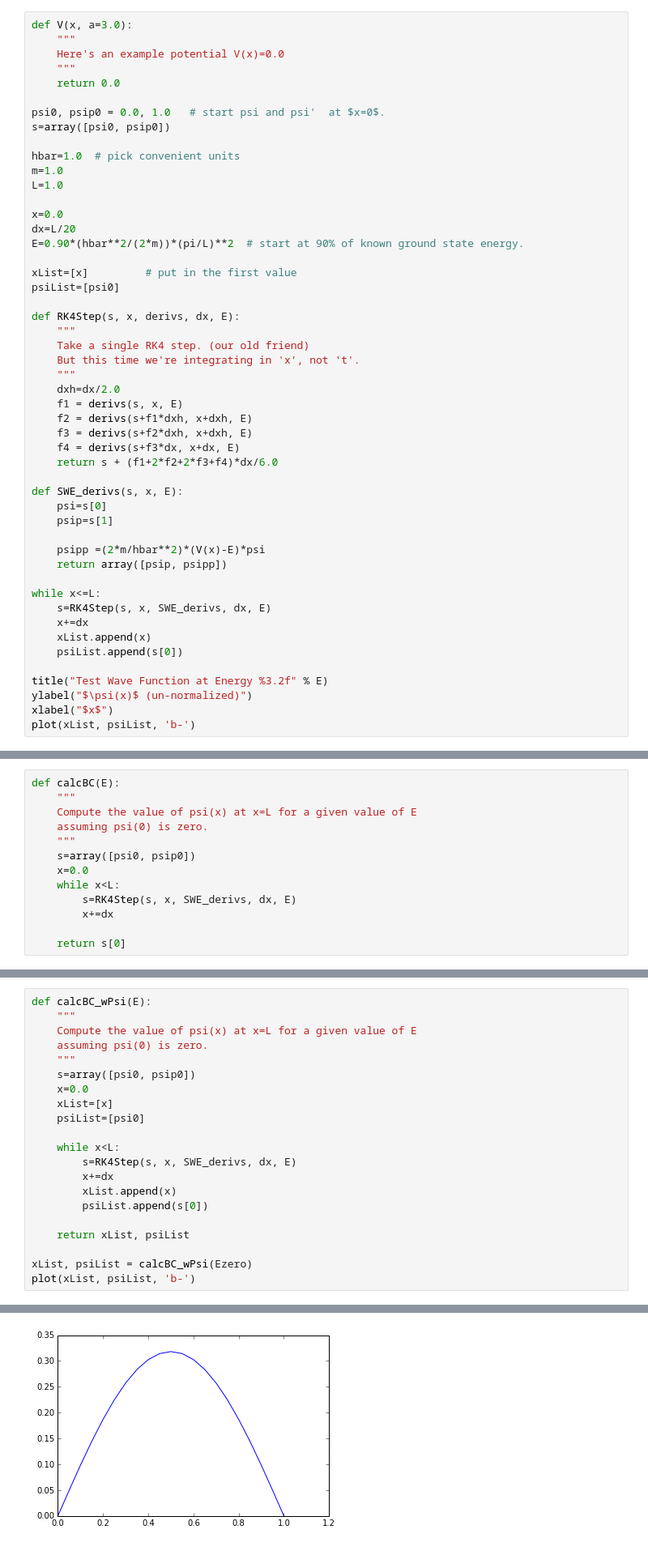
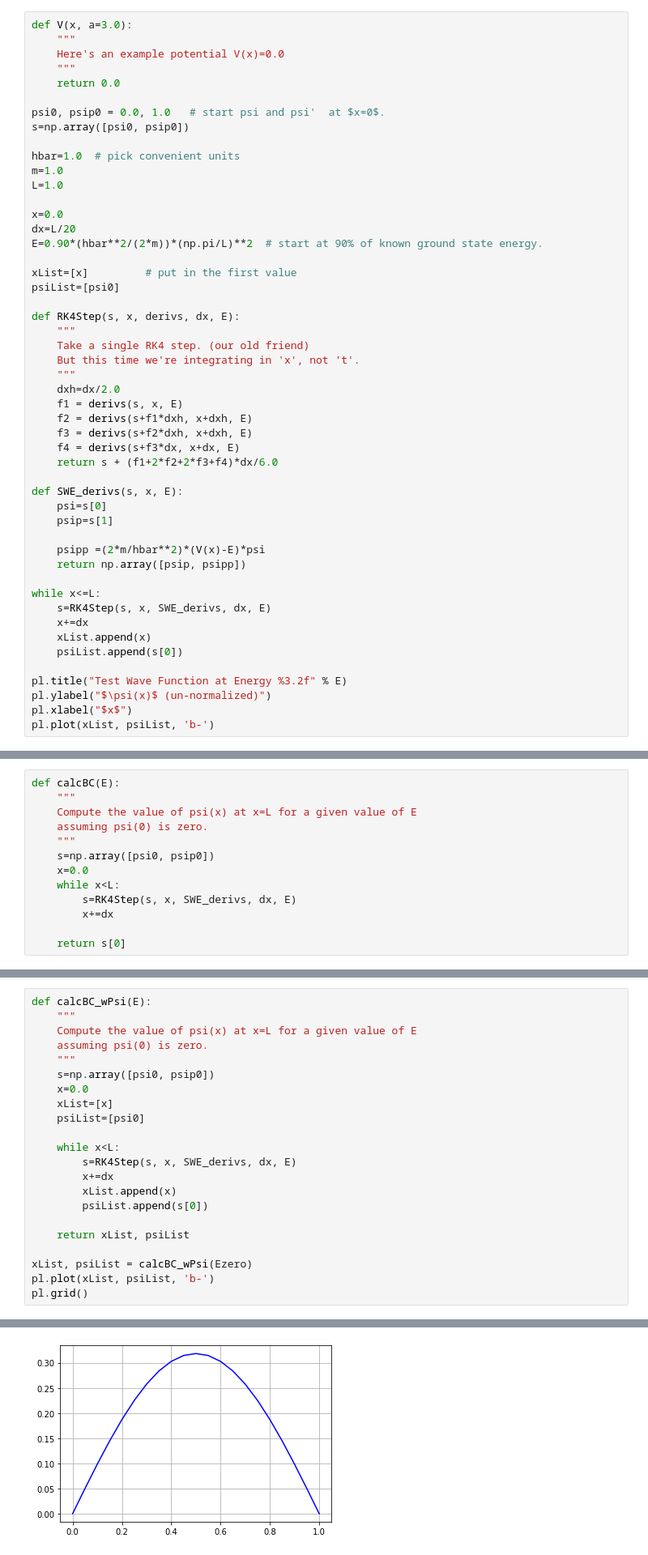
Before and after one commit to sspickle/sci-comp-notebooks, a Jupyter notebook: P09-RootFinding.ipynb, the cells around one changed output, grey strips where cells are left out. Shown at 81% size. Drawn from its saved outputs; the diff is of its cells as text.

```diff
--- a/P09-RootFinding.ipynb
+++ b/P09-RootFinding.ipynb
@@ -101,7 +101,7 @@ def V(x, a=3.0):
     return 0.0
 
 psi0, psip0 = 0.0, 1.0   # start psi and psi'  at $x=0$.
-s=array([psi0, psip0])
+s=np.array([psi0, psip0])
 
 hbar=1.0  # pick convenient units
 m=1.0
@@ -109,7 +109,7 @@ L=1.0
 
 x=0.0
 dx=L/20
-E=0.90*(hbar**2/(2*m))*(pi/L)**2  # start at 90% of known ground state energy.
+E=0.90*(hbar**2/(2*m))*(np.pi/L)**2  # start at 90% of known ground state energy.
 
 xList=[x]         # put in the first value
 psiList=[psi0]
@@ -131,7 +131,7 @@ def SWE_derivs(s, x, E):
     psip=s[1]
 
     psipp =(2*m/hbar**2)*(V(x)-E)*psi
-    return array([psip, psipp])
+    return np.array([psip, psipp])
 
 while x<=L:
     s=RK4Step(s, x, SWE_derivs, dx, E)
@@ -139,9 +139,9 @@ while x<=L:
     xList.append(x)
     psiList.append(s[0])
 
-title("Test Wave Function at Energy %3.2f" % E)
-ylabel("$\psi(x)$ (un-normalized)")
-xlabel("$x$")
-plot(xList, psiList, 'b-')
+pl.title("Test Wave Function at Energy %3.2f" % E)
+pl.ylabel("$\psi(x)$ (un-normalized)")
+pl.xlabel("$x$")
+pl.plot(xList, psiList, 'b-')
 # %% [output]
 [<matplotlib.lines.Line2D at 0x...>]
@@ -152,7 +152,7 @@ def calcBC(E):
     Compute the value of psi(x) at x=L for a given value of E
     assuming psi(0) is zero.
     """
-    s=array([psi0, psip0])
+    s=np.array([psi0, psip0])
     x=0.0
     while x<L:
         s=RK4Step(s, x, SWE_derivs, dx, E)
@@ -180,7 +180,7 @@ def calcBC_wPsi(E):
     Compute the value of psi(x) at x=L for a given value of E
     assuming psi(0) is zero.
     """
-    s=array([psi0, psip0])
+    s=np.array([psi0, psip0])
     x=0.0
     xList=[x]
     psiList=[psi0]
@@ -194,5 +194,6 @@ def calcBC_wPsi(E):
     return xList, psiList
 
 xList, psiList = calcBC_wPsi(Ezero)
-plot(xList, psiList, 'b-')
+pl.plot(xList, psiList, 'b-')
+pl.grid()
 # %% [output]
@@ -200,4 +200,4 @@ plot(xList, psiList, 'b-')
-[figure, old version]
+[figure, new version]
 # %% [markdown]
 Project 9: (Option A) Find Energy States of a Different Potential
 ==============================
```
Also changed, not shown: parts of 8 cells of this notebook.
